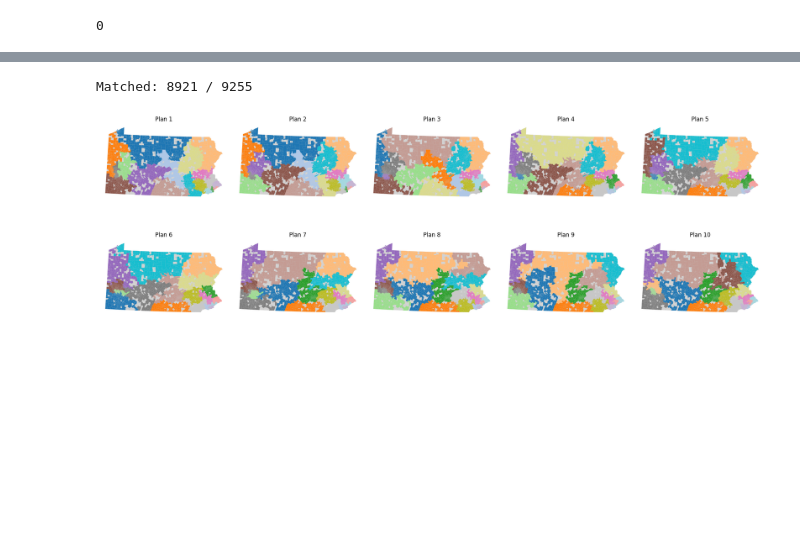
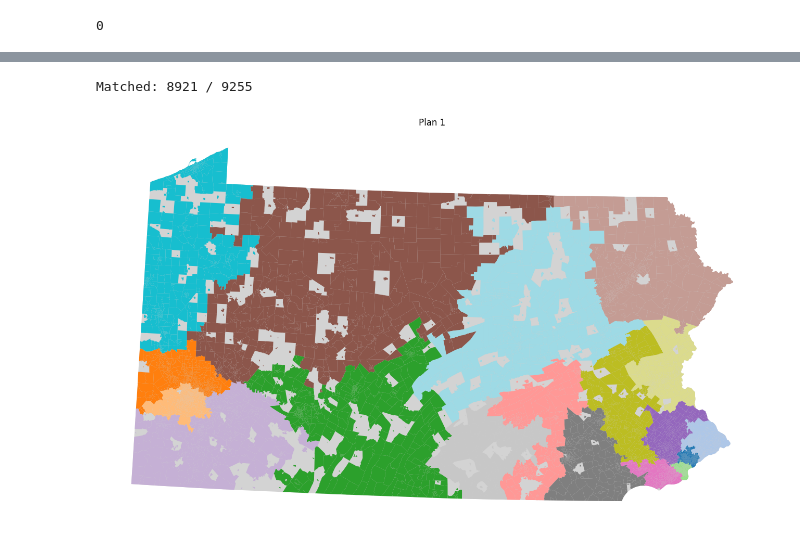
Before and after one commit to JJustinn0320/cse416_recom_alg, a Jupyter notebook: test_gerrychain.ipynb, the cells around one changed output, grey strips where cells are left out. Saved outputs shown, nothing was run; the diff lists cells and outputs as text; code cells hidden in the pictures; blank space fills up the shorter version.

```diff
--- a/test_gerrychain.ipynb
+++ b/test_gerrychain.ipynb
@@ -84,10 +110,9 @@ def add_data_to_dataframe(plan_num, partition, dataframe):
 # %%
-num_of_ensembles = 1
 ensemble = []
 
-BURN_IN = 500      # discard first 1000 steps for randomization
-THINNING = 10       # every 10th plan
-TARGET_PLANS = 250  # plans in final ensemble
+BURN_IN = 500           # discard first 1000 steps for randomization
+THINNING = 15           # every 10th plan
+TARGET_PLANS = 1000      # plans in final ensemble
 
 total_steps = BURN_IN + (THINNING * TARGET_PLANS)
 
@@ -110,7 +135,9 @@ for partition in chain.with_progress_bar():
 
     if (step - BURN_IN) % THINNING == 0:
         ensemble.append(partition)
-        df = add_data_to_dataframe(step, partition, df)
+        row_of_data = create_row_entry(partition)
+        row_of_data.index = [f"Plan {step}"]
+        df = pd.concat([df, row_of_data])
 
     if len(ensemble) >= TARGET_PLANS:
         break
@@ -173,5 +254,0 @@ plt.show()
-# %%
-for i, partition in enumerate(ensemble):
-    pops = partition["population"].values()
-    print(f"Plan {i+1}: cut_edges={len(partition['cut_edges'])} | "
-          f"min_pop={min(pops):,} | max_pop={max(pops):,}")
@@ -186,51 +337,49 @@ def geoid_to_key(geoid):
     state = geoid[:2]
     county = geoid[2:5]
     vtd = geoid[5:].lstrip('0') or '0'
     return (state, county, vtd)
 
 id_to_geoid = {node: data["GEOID10"] for node, data in graph.nodes(data=True)}
 key_to_geoid = {geoid_to_key(geoid): geoid for geoid in id_to_geoid.values()}
 
 gdf["match_key"] = list(zip(
     gdf["STATEFP10"].astype(str),
     gdf["COUNTYFP10"].astype(str),
     gdf["VTDST10"].astype(str).str.lstrip('0').replace('', '0')
 ))
 
 gdf["GEOID10_matched"] = gdf["match_key"].map(key_to_geoid)
 print(f"Matched: {gdf['GEOID10_matched'].notna().sum()} / {len(gdf)}")
 
-fig, axes = plt.subplots(2, 5, figsize=(20, 8))
-axes = axes.flatten()
+fig, axes = plt.subplots(figsize=(20, 8))
 
-for i, partition in enumerate(ensemble):
+plan = 1
 
-    if i >= 10:
-        break
+partition = ensemble[plan]
 
-    geoid_to_district = {id_to_geoid[node]: district
-                         for node, district in partition.assignment.items()}
+geoid_to_district = {id_to_geoid[node]: district
+                        for node, district in partition.assignment.items()}
 
-    gdf["district"] = gdf["GEOID10_matched"].map(geoid_to_district)
+gdf["district"] = gdf["GEOID10_matched"].map(geoid_to_district)
 
-    state_outline = gdf.dissolve()
-    state_outline.plot(ax=axes[i], color="lightgray", edgecolor="none")
+state_outline = gdf.dissolve()
+state_outline.plot(ax=axes, color="lightgray", edgecolor="none")
 
-    gdf[gdf["district"].notna()].plot(
-        column="district",
-        ax=axes[i],
-        cmap="tab20",
-        legend=False,
-        edgecolor="none",
-        linewidth=0
-    )
-    axes[i].set_title(f"Plan {i+1}")
-    axes[i].axis("off")
+gdf[gdf["district"].notna()].plot(
+    column="district",
+    ax=axes,
+    cmap="tab20",
+    legend=False,
+    edgecolor="none",
+    linewidth=0
+)
+axes.set_title(f"Plan {plan}")
+axes.axis("off")
 
 
 
 plt.tight_layout()
 plt.show()
 # %% [output]
 Matched: 8921 / 9255
-[figure, old version]
+[figure, new version]
```
Also changed, not shown: parts of 12 cells of this notebook, 2 other files.
